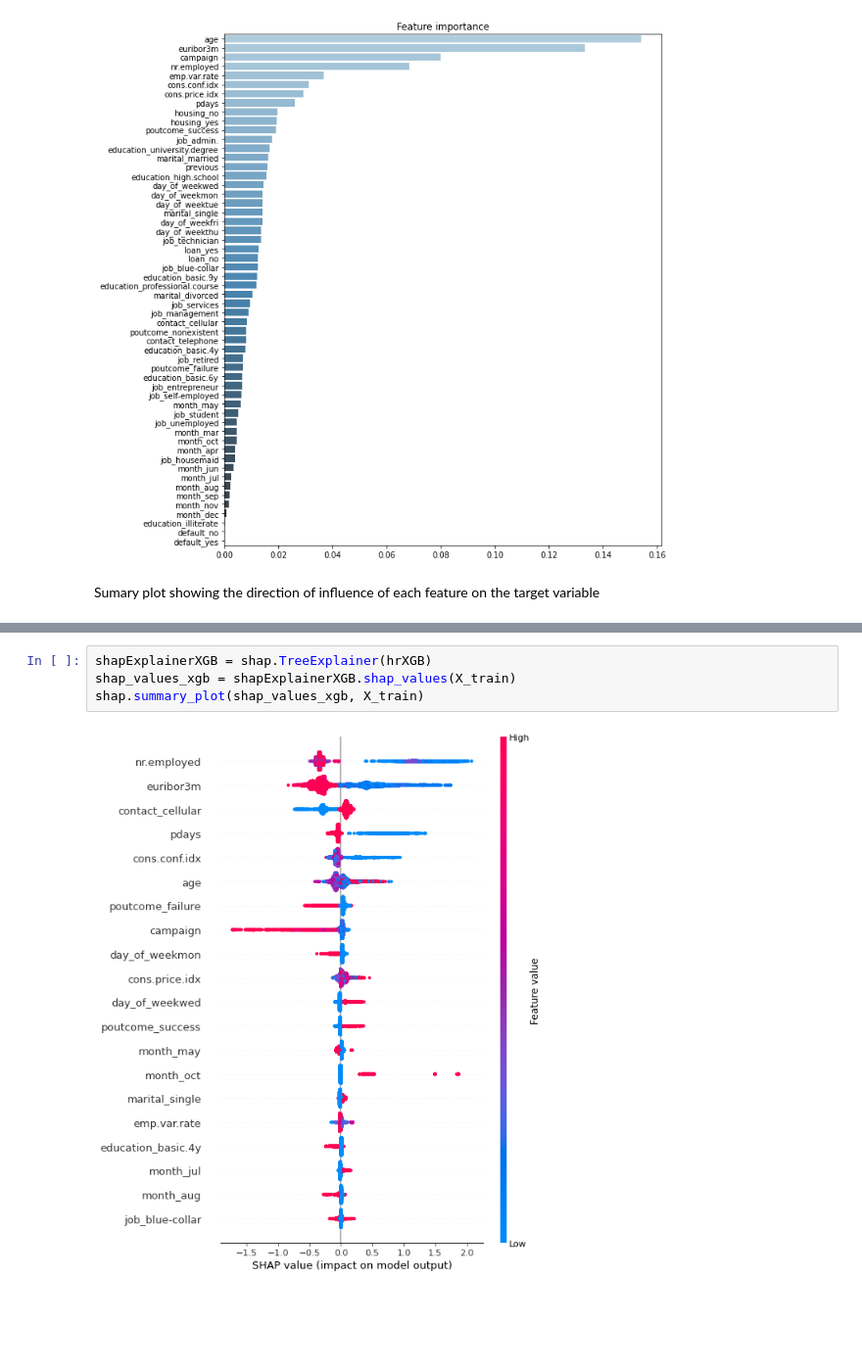
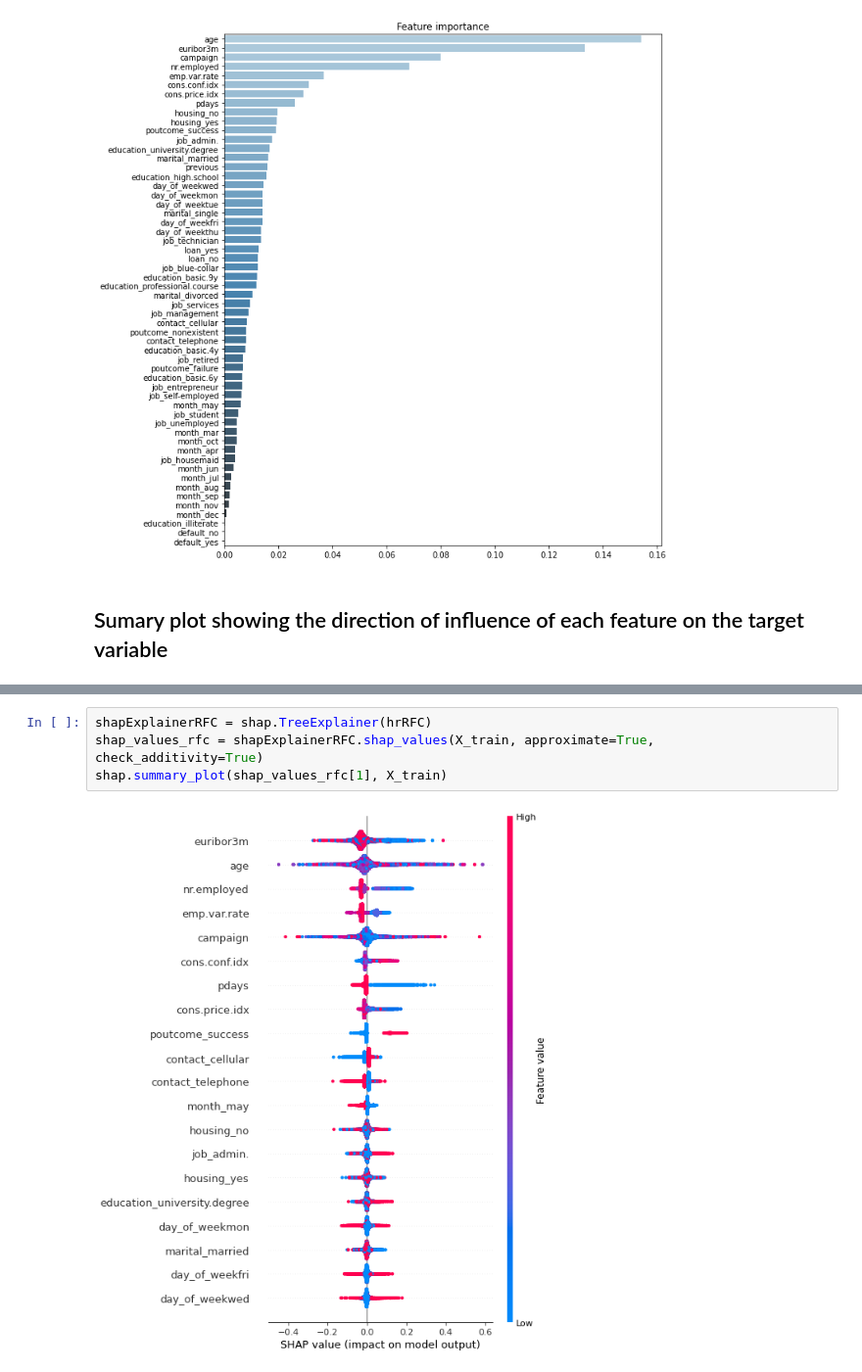
Before and after one commit to hdushan/optus_u_ai_ml_assignment, a Jupyter notebook: assignment.ipynb, the cells around one changed output, grey strips where cells are left out. Shown at 98% size. Saved outputs shown, nothing was run; the diff lists cells and outputs as text; blank space fills up the shorter version.

Commit message:
Show RFC shap

```diff
--- a/assignment.ipynb
+++ b/assignment.ipynb
@@ -929,14 +931,14 @@ ax = sns.barplot(y=imp.index, x=imp.values, palette="Blues_d", orient='h')
 Text(0.5, 1.0, 'Feature importance')
 [figure]
 # %% [markdown]
-Sumary plot showing the direction of influence of each feature on the target variable
+## Sumary plot showing the direction of influence of each feature on the target variable
 # %%
 shap.initjs()
 # %% [output]
 [interactive output not drawn]
 # %%
-shapExplainerXGB = shap.TreeExplainer(hrXGB)
-shap_values_xgb = shapExplainerXGB.shap_values(X_train)
-shap.summary_plot(shap_values_xgb, X_train)
+shapExplainerRFC = shap.TreeExplainer(hrRFC)
+shap_values_rfc = shapExplainerRFC.shap_values(X_train, approximate=True, check_additivity=True)
+shap.summary_plot(shap_values_rfc[1], X_train)
 # %% [output]
-[figure, old version]
+[figure, new version]
```
Also changed, not shown: parts of 2 cells of this notebook.
